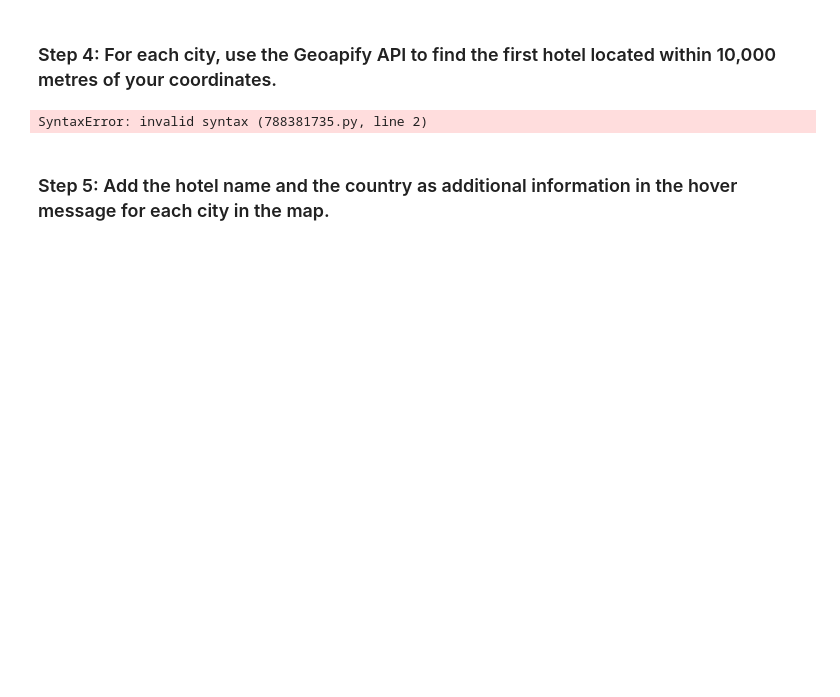
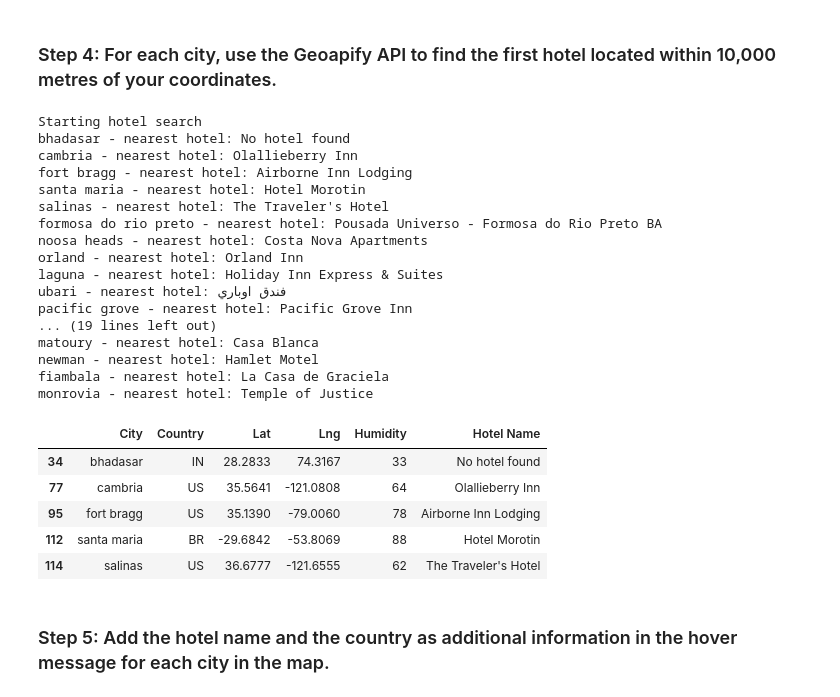
Before and after one commit to drewster0227/APIs_Challenge, a Jupyter notebook: WeatherPy/VacationPy.ipynb, the cells around one changed output. Drawn from its saved outputs; the diff is of its cells as text; code cells hidden in the pictures; blank space fills up the shorter version.

```diff
--- a/WeatherPy/VacationPy.ipynb
+++ b/WeatherPy/VacationPy.ipynb
@@ -101,46 +102,75 @@ hotel_df.head()
 ### Step 4: For each city, use the Geoapify API to find the first hotel located within 10,000 metres of your coordinates.
 # %%
 # Set parameters to search for a hotel
-radius = # YOUR CODE HERE
+
+base_url = "https://api.geoapify.com/v1/places/nearby"
 params = {
-    # YOUR CODE HERE
-}
+        "categories": "accommodation",
+        "limit": 1,
+        "apiKey": geoapify_key,
+    }
+radius = 10000
+
+
 
 # Print a message to follow up the hotel search
 print("Starting hotel search")
 
 # Iterate through the hotel_df DataFrame
 for index, row in hotel_df.iterrows():
     # get latitude, longitude from the DataFrame
-    # YOUR CODE HERE
+    lat = row['Lat']
+    lng = row['Lng']
 
     # Add filter and bias parameters with the current city's latitude and longitude to the params dictionary
-    params["filter"] = # YOUR CODE HERE
-    params["bias"] = # YOUR CODE HERE
+    params["filter"] = f"circle:{lng},{lat},{radius}"
+    params["bias"] = f"proximity:{lng},{lat}"
 
     # Set base URL
     base_url = "https://api.geoapify.com/v2/places"
 
 
     # Make and API request using the params dictionaty
-    name_address = # YOUR CODE HERE
+    name_address = requests.get(base_url, params=params)
 
     # Convert the API response to JSON format
-    name_address = # YOUR CODE HERE
+    name_address = name_address.json()
 
     # Grab the first hotel from the results and store the name in the hotel_df DataFrame
     try:
         hotel_df.loc[index, "Hotel Name"] = name_address["features"][0]["properties"]["name"]
     except (KeyError, IndexError):
         # If no hotel is found, set the hotel name as "No hotel found".
         hotel_df.loc[index, "Hotel Name"] = "No hotel found"
 
     # Log the search results
     print(f"{hotel_df.loc[index, 'City']} - nearest hotel: {hotel_df.loc[index, 'Hotel Name']}")
 
 # Display sample data
-hotel_df
+hotel_df.head()
 # %% [output]
-SyntaxError: invalid syntax (788381735.py, line 2)
+Starting hotel search
+bhadasar - nearest hotel: No hotel found
+cambria - nearest hotel: Olallieberry Inn
+fort bragg - nearest hotel: Airborne Inn Lodging
+santa maria - nearest hotel: Hotel Morotin
+salinas - nearest hotel: The Traveler's Hotel
+formosa do rio preto - nearest hotel: Pousada Universo - Formosa do Rio Preto BA
+noosa heads - nearest hotel: Costa Nova Apartments
+orland - nearest hotel: Orland Inn
+laguna - nearest hotel: Holiday Inn Express & Suites
+ubari - nearest hotel: فندق اوباري
+pacific grove - nearest hotel: Pacific Grove Inn
+... (19 lines left out)
+matoury - nearest hotel: Casa Blanca
+newman - nearest hotel: Hamlet Motel
+fiambala - nearest hotel: La Casa de Graciela
+monrovia - nearest hotel: Temple of Justice
+|  | City | Country | Lat | Lng | Humidity | Hotel Name |
+| 34 | bhadasar | IN | 28.2833 | 74.3167 | 33 | No hotel found |
+| 77 | cambria | US | 35.5641 | -121.0808 | 64 | Olallieberry Inn |
+| 95 | fort bragg | US | 35.1390 | -79.0060 | 78 | Airborne Inn Lodging |
+| 112 | santa maria | BR | -29.6842 | -53.8069 | 88 | Hotel Morotin |
+| 114 | salinas | US | 36.6777 | -121.6555 | 62 | The Traveler's Hotel |
 # %% [markdown]
 ### Step 5: Add the hotel name and the country as additional information in the hover message for each city in the map.
```
Also changed, not shown: parts of 4 cells of this notebook, 1 other file.
